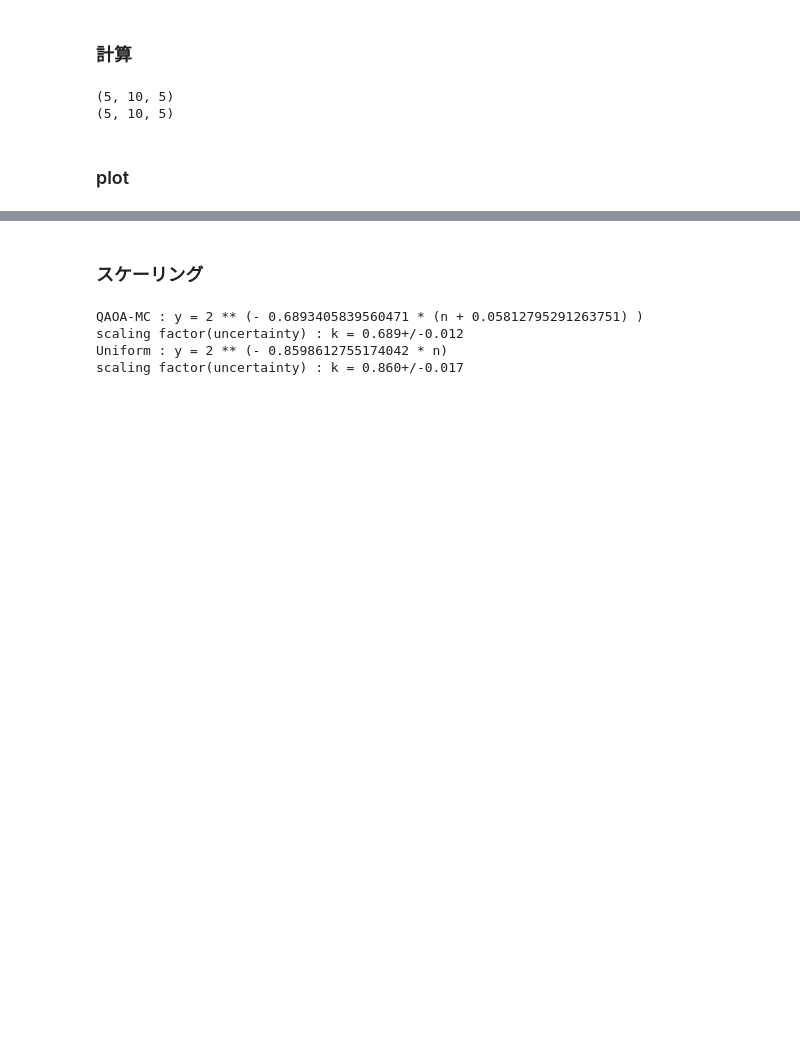
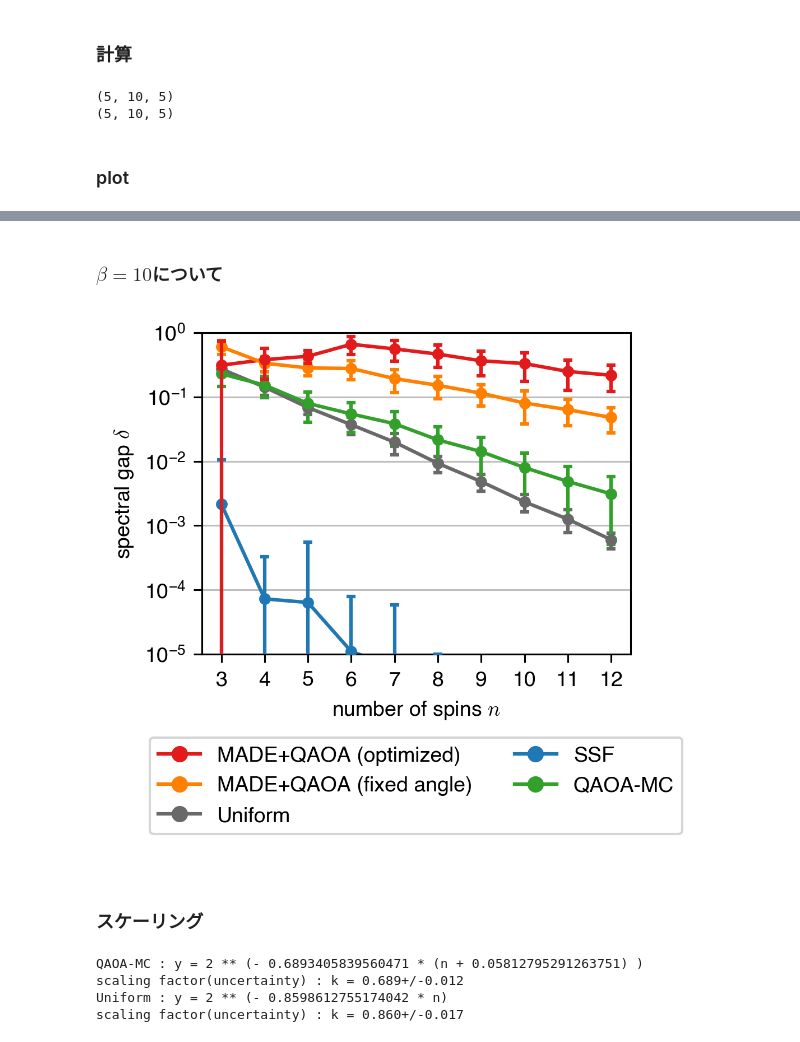
Before and after one commit to yuichiro-nakano/data_for_qaoa-made-mcmc, a Jupyter notebook: figure/make_fig.ipynb, the cells around one changed output, grey strips where cells are left out. Saved outputs shown, nothing was run; the diff lists cells and outputs as text; code cells hidden in the pictures; blank space fills up the shorter version.

```diff
--- a/figure/make_fig.ipynb
+++ b/figure/make_fig.ipynb
@@ -186,3 +200,59 @@ plt.tight_layout()
+# %% [markdown]
+### $\beta=10$について
+# %%
+capsize = 2
+markersize = 4
+elinewidth = 1.5
+capthick = 1.5
+linewidth = 1.5
+spines = 0.75
+fontsize = 9
+
+fig1_1, ax1_1 = plt.subplots(2,1, figsize=(3.29,4), gridspec_kw=dict(height_ratios=[5,2], hspace=0.3), dpi=300)
+
+ax1_1[0].errorbar(n_spin_list, mean_gap_add_data[4,:,0], std_gap_add_data[4,:,0], color=red, linestyle='none', marker='o', markersize=markersize, capsize=capsize, capthick=capthick, elinewidth=elinewidth, label='MADE+QAOA (optimized)', zorder=5)
+ax1_1[0].errorbar(n_spin_list, mean_gap_add_data[4,:,1], std_gap_add_data[4,:,1], color=orange, linestyle='none', marker='o', markersize=markersize, capsize=capsize, capthick=capthick, elinewidth=elinewidth, label='MADE+QAOA (fixed angle)', zorder=4)
+ax1_1[0].errorbar(n_spin_list, mean_gap_data[4,:,2], std_gap_data[4,:,2], color='dimgrey', linestyle='none', marker='o', markersize=markersize, capsize=capsize, capthick=capthick, elinewidth=elinewidth, label='Uniform', zorder=4)
+ax1_1[0].errorbar(n_spin_list, mean_gap_data[4,:,3], std_gap_data[4,:,3], color=blue, linestyle='none', marker='o', markersize=markersize, capsize=capsize, capthick=capthick, elinewidth=elinewidth, label='SSF', zorder=4)
+ax1_1[0].errorbar(n_spin_list, mean_gap_data[4,:,4], std_gap_data[4,:,4], color=green, linestyle='none', marker='o', markersize=markersize, capsize=capsize, capthick=capthick, elinewidth=elinewidth, label='QAOA-MC', zorder=4)
+ax1_1[0].set_xticks(n_spin_list)
+
+ax1_1[0].plot(n_spin_list, mean_gap_add_data[4,:,0], color=red, linewidth=linewidth)
+ax1_1[0].plot(n_spin_list, mean_gap_add_data[4,:,1], color=orange, linewidth=linewidth)
+ax1_1[0].plot(n_spin_list, mean_gap_data[4,:,2], color='dimgrey', linewidth=linewidth)
+ax1_1[0].plot(n_spin_list, mean_gap_data[4,:,3], color=blue, linewidth=linewidth)
+ax1_1[0].plot(n_spin_list, mean_gap_data[4,:,4], color=green, linewidth=linewidth)
+ax1_1[0].grid(axis='y', color='#BFBFBF', linestyle='-', linewidth=spines)
+
+ax1_1[0].set_axisbelow(True) #gridを背面にする
+ax1_1[0].spines["top"].set_linewidth(spines)
+ax1_1[0].spines["left"].set_linewidth(spines)
+ax1_1[0].spines["bottom"].set_linewidth(spines)
+ax1_1[0].spines["right"].set_linewidth(spines)
+
+ax1_1[0].set_yscale("log")
+ax1_1[0].set_ylim(1e-5, 1e0)
+ax1_1[0].set_xlabel(r'number of spins $n$', fontsize=fontsize)
+ax1_1[0].set_ylabel(r'spectral gap $\delta$', fontsize=fontsize)
+ax1_1[0].tick_params(labelsize=fontsize)
+ax1_1[0].tick_params(which='major', width=spines)
+ax1_1[0].minorticks_off()
+
+ax1_1[-1].plot([], [], marker='o', color=red, label='MADE+QAOA (optimized)', linestyle=None)
+ax1_1[-1].plot([], [], marker='o', color=orange, label='MADE+QAOA (fixed angle)', linestyle=None)
+ax1_1[-1].plot([], [], marker='o', color='dimgrey', label='Uniform', linestyle=None)
+ax1_1[-1].plot([], [], marker='o', color=blue, label='SSF', linestyle=None)
+ax1_1[-1].plot([], [], marker='o', color=green, label='QAOA-MC', linestyle=None)
+
+for spine in ax1_1[-1].spines.values():
+    spine.set_visible(False)
+ax1_1[-1].axes.get_xaxis().set_visible(False)
+ax1_1[-1].axes.get_yaxis().set_visible(False)
+ax1_1[-1].legend(fontsize=fontsize, bbox_to_anchor=(0.5,0.5), loc='center', ncol=2, frameon=True)
+
+fig1_1.savefig("figure/spectral_gap_beta_10.svg", dpi=300, bbox_inches='tight')
+# %% [output]
+[figure, added]
 # %% [markdown]
 ### スケーリング
 # %%
```
Also changed, not shown: parts of 7 cells of this notebook, 15 other files.
